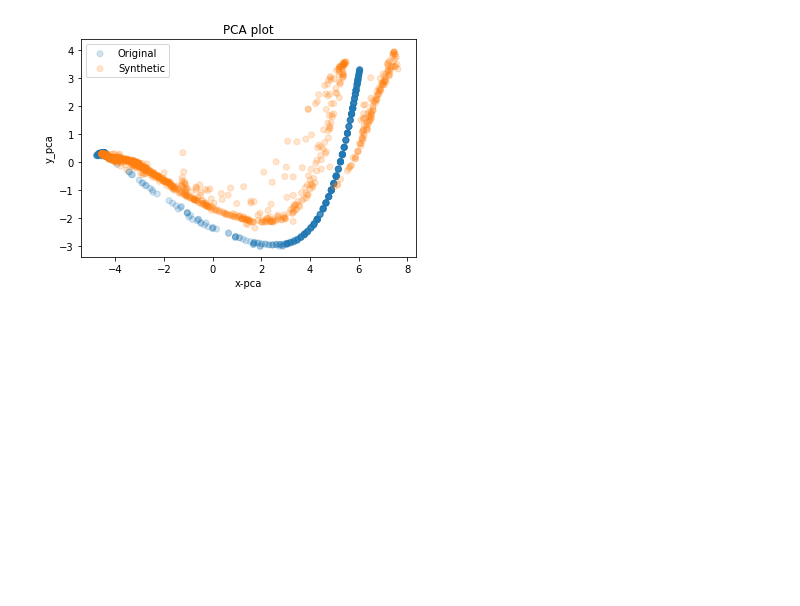
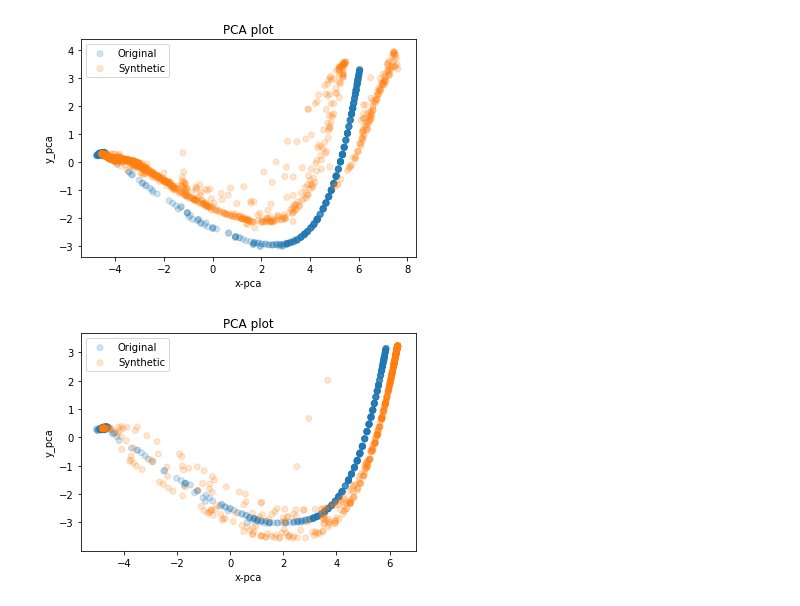
Before and after one commit to mcps5601/TimeGAN-tensorflow2, a Jupyter notebook: data_visualization.ipynb, the cells around one changed output. Cells and saved outputs as stored; diff of their text form; code cells hidden in the pictures; blank space fills up the shorter version.

```diff
--- a/data_visualization.ipynb
+++ b/data_visualization.ipynb
@@ -33,3 +33,8 @@ visualization(ori_data, new_data, 'pca')
 visualization(ori_data, new_data, 'pca')
 # %% [output]
 [figure]
+# %%
+# new timegan + eta10
+visualization(ori_data, new_data, 'pca')
+# %% [output]
+[figure, added]
```
Also changed, not shown: parts of 7 cells of this notebook, 2 other files.
